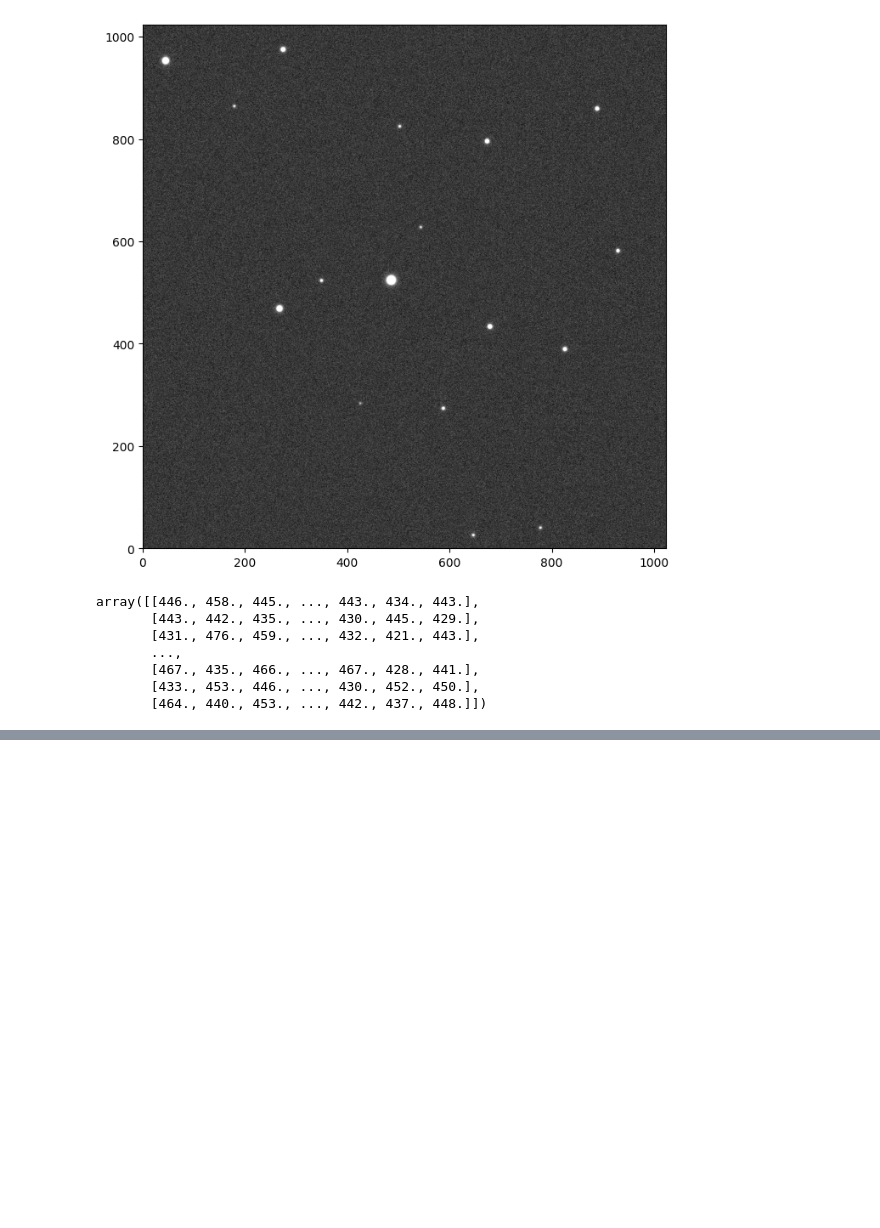
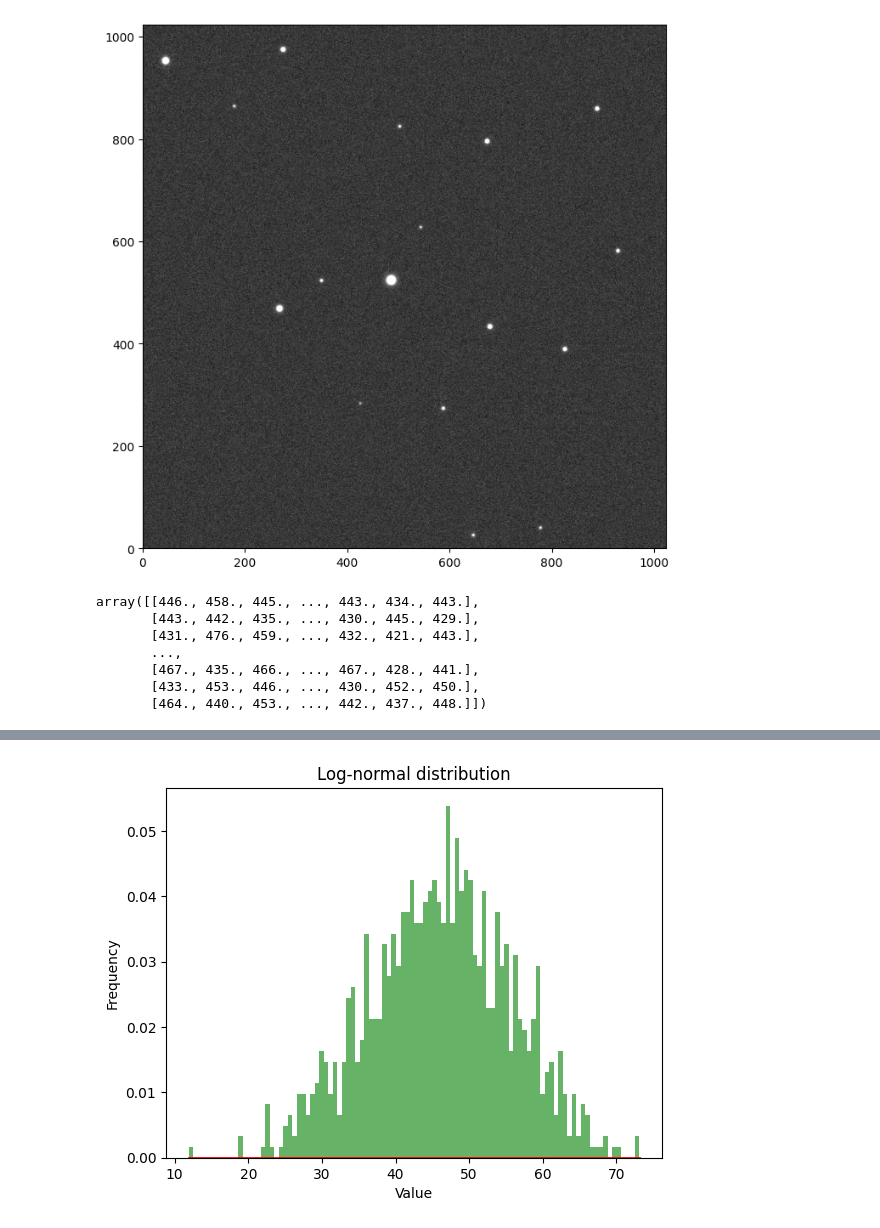
Before and after one commit to manishprasad0/pixel_defects, a Jupyter notebook: bad_pixels_images.ipynb, the cells around one changed output, grey strips where cells are left out. Drawn from its saved outputs; the diff is of its cells as text; code cells hidden in the pictures; blank space fills up the shorter version.

```diff
--- a/bad_pixels_images.ipynb
+++ b/bad_pixels_images.ipynb
@@ -85,0 +106,21 @@ example_image.sources
+# %%
+import numpy as np
+
+import matplotlib.pyplot as plt
+
+# Parameters for the log-normal distribution
+mean = 45.6
+sigma = 9.3
+
+# Generate log-normal distribution data
+s = np.random.normal(mean, sigma, 1000)
+
+# Plot the log-normal distribution
+count, bins, ignored = plt.hist(s, 100, density=True, align='mid', alpha=0.6, color='g')
+plt.plot(bins, (1/(bins * sigma * np.sqrt(2 * np.pi))) * np.exp(-(np.log(bins) - mean)**2 / (2 * sigma**2)), linewidth=2, color='r')
+plt.title('Log-normal distribution')
+plt.xlabel('Value')
+plt.ylabel('Frequency')
+plt.show()
+# %% [output]
+[figure, added]
```
Also changed, not shown: parts of 1 cell of this notebook, 5 other files.
